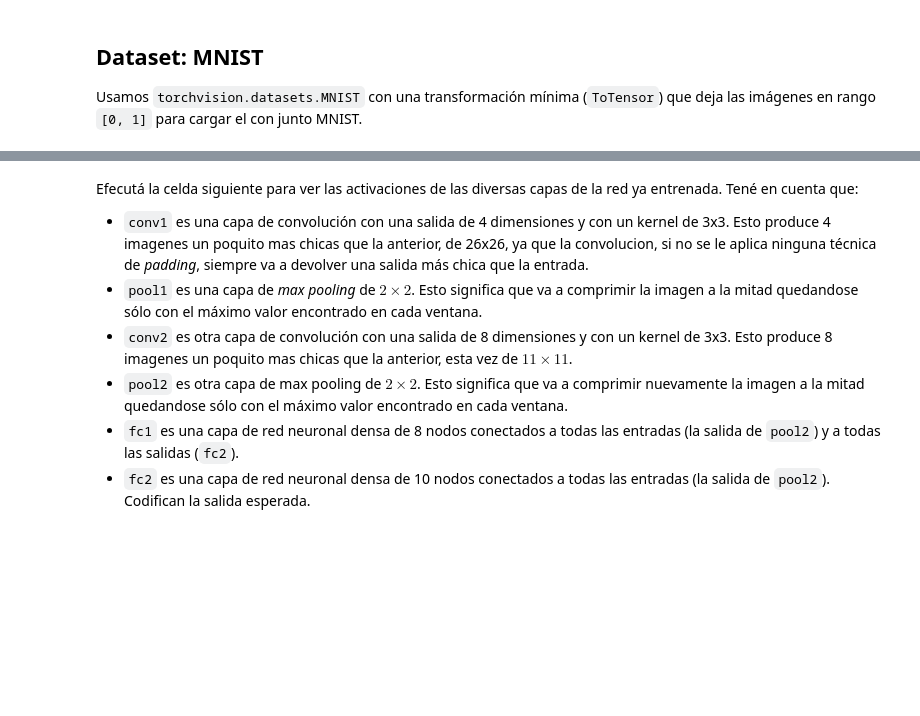
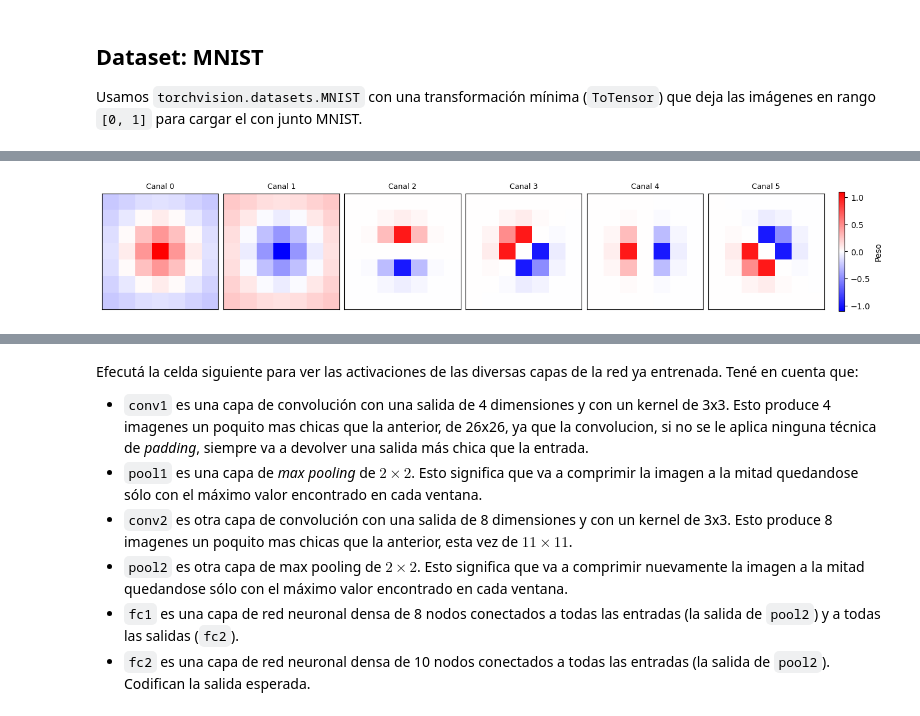
Before and after one commit to MaestriaCienciasCognitivas/ncc, a Jupyter notebook: book/notebooks/S5_Practico4.ipynb, the cells around one changed output, grey strips where cells are left out. Cells and saved outputs as stored; diff of their text form; code cells hidden in the pictures; blank space fills up the shorter version.

```diff
--- a/book/notebooks/S5_Practico4.ipynb
+++ b/book/notebooks/S5_Practico4.ipynb
@@ -200,0 +391,4 @@ for ep in range(1, tmax+1):
+# %%
+graficar_pesos(modelo.conv.conv.weight.detach())
+# %% [output]
+[figure, added]
```
Also changed, not shown: parts of 22 cells of this notebook.
